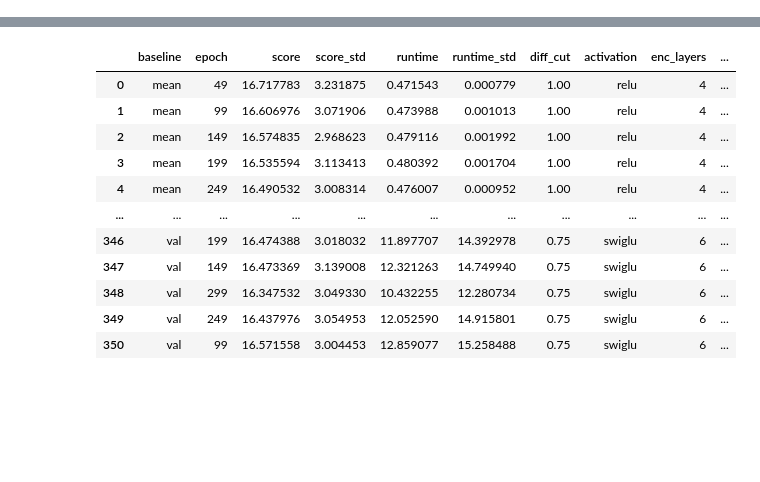
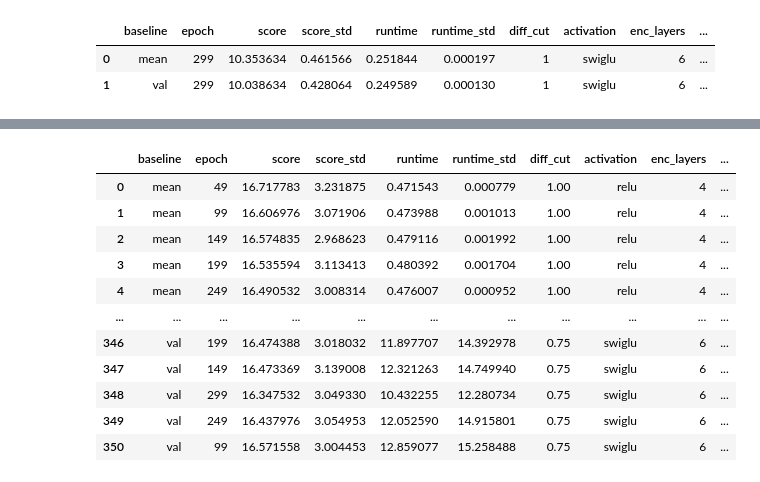
Before and after one commit to glistering96/AlphaRouter, a Jupyter notebook: notebooks/cross test result.ipynb, the cells around one changed output, grey strips where cells are left out. Saved outputs shown, nothing was run; the diff lists cells and outputs as text; code cells hidden in the pictures; blank space fills up the shorter version.

```diff
--- a/notebooks/cross test result.ipynb
+++ b/notebooks/cross test result.ipynb
@@ -270,3 +297,9 @@ def plot_bar_result(base_df, baseline, activation, prob_type, num_prob, plot_dev
+# %%
+get_parital_result('am', 'tsp', 20, 100)
+# %% [output]
+|  | baseline | epoch | score | score_std | runtime | runtime_std | diff_cut | activation | enc_layers | ... |
+| 0 | mean | 299 | 10.353634 | 0.461566 | 0.251844 | 0.000197 | 1 | swiglu | 6 | ... |
+| 1 | val | 299 | 10.038634 | 0.428064 | 0.249589 | 0.000130 | 1 | swiglu | 6 | ... |
 # %%
 tsp_100 = pd.concat([get_parital_result('am', 'tsp', 100), get_parital_result('mcts', 'tsp', 100)])
 tsp_100.to_csv("../result_csv/tsp_100.csv")
```
Also changed, not shown: parts of 10 cells of this notebook, 8 other files.
